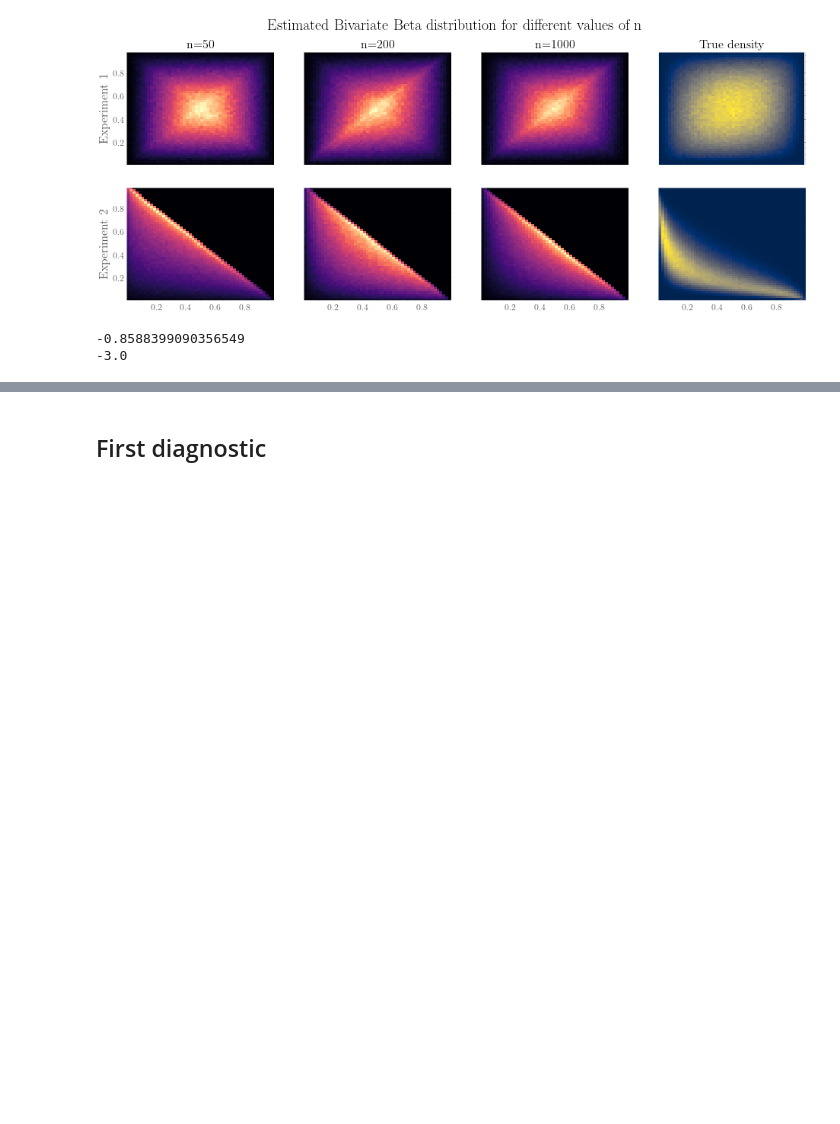
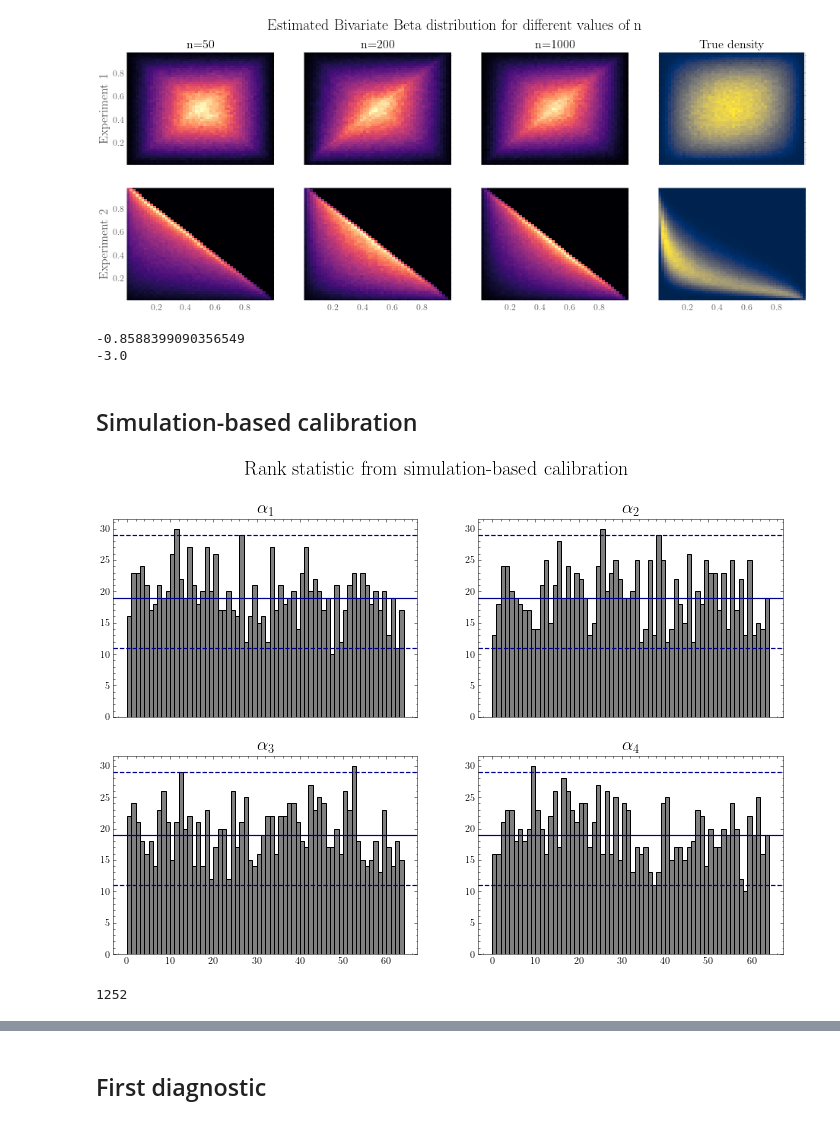
Before and after one commit to lucasmoschen/bivariate-beta, a Jupyter notebook: notebooks/images_paper.ipynb, the cells around one changed output, grey strips where cells are left out. Cells and saved outputs as stored; diff of their text form; code cells hidden in the pictures; blank space fills up the shorter version.

Commit message:
Including image paper sbc

```diff
--- a/notebooks/images_paper.ipynb
+++ b/notebooks/images_paper.ipynb
@@ -468,3 +468,31 @@ print(kurtosis(X_hat[0]))
 # %% [output]
 -0.8588399090356549
 -3.0
+# %% [markdown]
+## Simulation-based calibration
+# %%
+with open('../experiments/sbc/sbc_1.0_1.0_0.0_50_63_1000_831290.json', 'r') as f:
+    rho_values = json.load(f)
+
+L = 63
+
+fig, ax = plt.subplots(2,2,figsize=(12,8), sharex=True)
+
+for i in range(2):
+    for j in range(2):
+        ax[i,j].axhline(binom(n=len(rho_values), p=1/(L+1)).ppf(0.025), color='darkblue', linestyle='--', linewidth=1.2)
+        ax[i,j].axhline(binom(n=len(rho_values), p=1/(L+1)).ppf(0.5), color='darkblue', linestyle='-', linewidth=1.2)
+        ax[i,j].axhline(binom(n=len(rho_values), p=1/(L+1)).ppf(0.975), color='darkblue', linestyle='--', linewidth=1.2)
+
+for i in range(4):
+    ax[i//2,i%2].hist(np.array([i['rho'] for i in rho_values])[:,i], color='grey', edgecolor='black', bins=range(L+2))
+    ax[i//2,i%2].set_title(r'$\alpha_{}$'.format(i+1), fontsize=18)
+
+fig.suptitle('Rank statistic from simulation-based calibration', fontsize=20)
+plt.savefig('../figures/sbc_rank_statistic.pdf', bbox_inches='tight')
+plt.show()
+
+print(len(rho_values))
+# %% [output]
+[figure, added]
+1252
```
Also changed, not shown: parts of 2 cells of this notebook, 5 other files.
